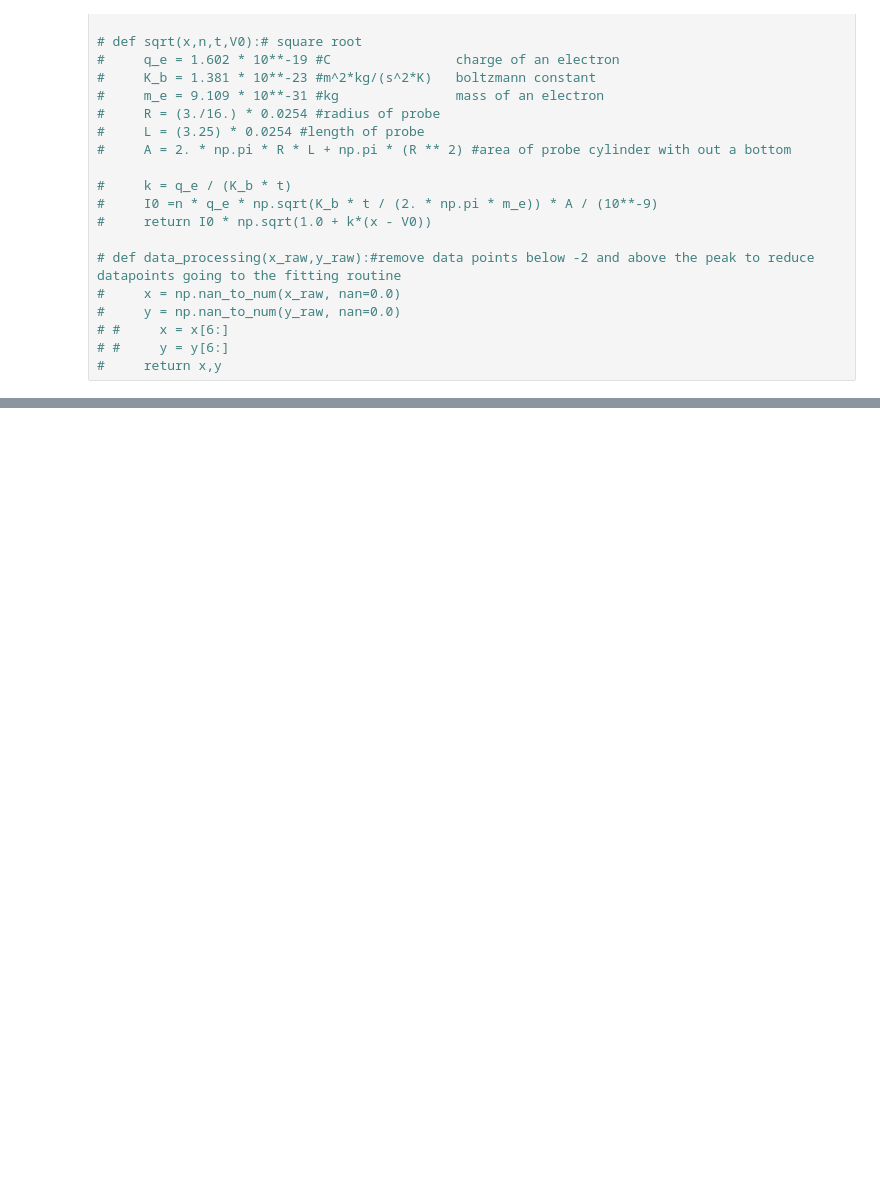
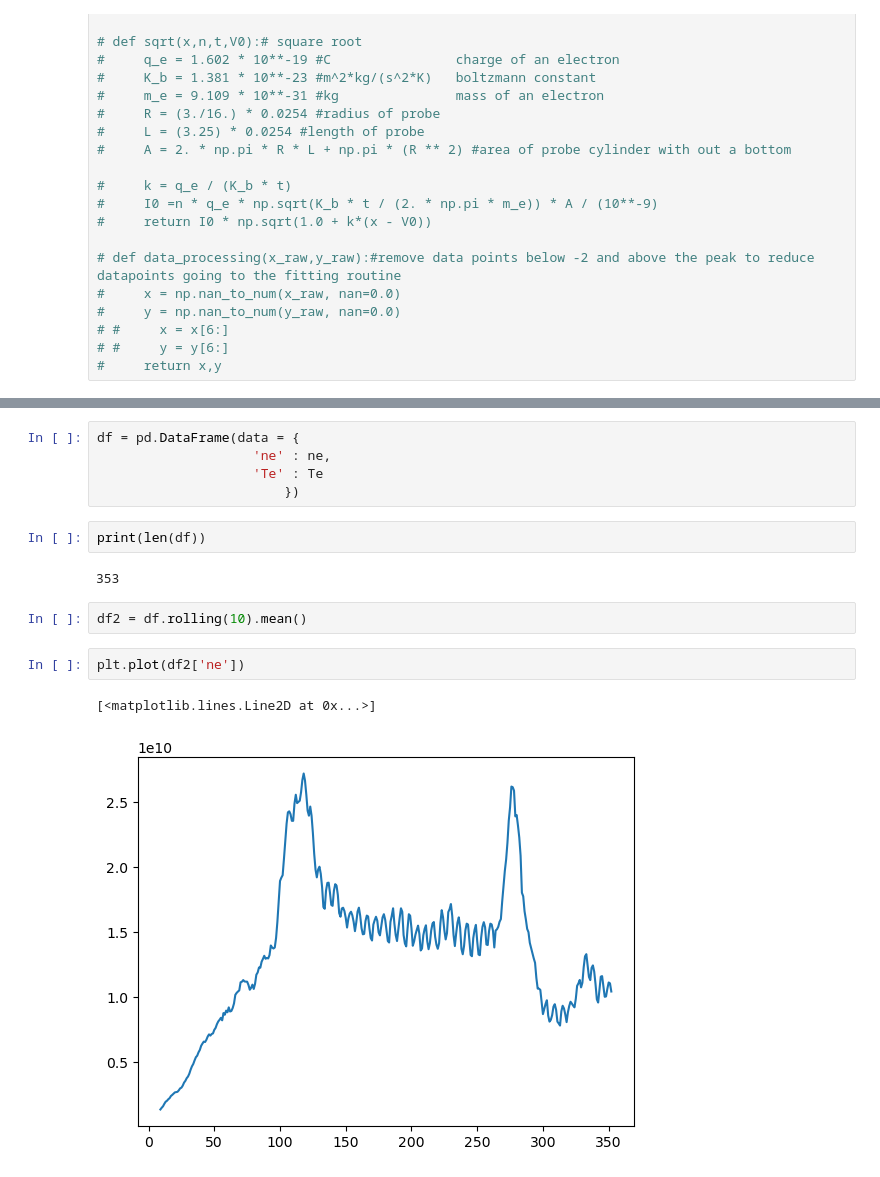
Before and after one commit to jgoodwill1/DAPPEr, a Jupyter notebook: students/Josh/fitting.ipynb, the cells around one changed output, grey strips where cells are left out. Cells and saved outputs as stored; diff of their text form; blank space fills up the shorter version.

```diff
--- a/students/Josh/fitting.ipynb
+++ b/students/Josh/fitting.ipynb
@@ -260 +293,17 @@ plt.plot(ne)
+# %%
+df = pd.DataFrame(data = {
+                    'ne' : ne,
+                    'Te' : Te
+                        })
+# %%
+print(len(df))
+# %% [output]
+353
+# %%
+df2 = df.rolling(10).mean()
+# %%
+plt.plot(df2['ne'])
+# %% [output]
+[<matplotlib.lines.Line2D at 0x...>]
+[figure, added]
 # %%
```
Also changed, not shown: parts of 6 cells of this notebook, 2 other files.
